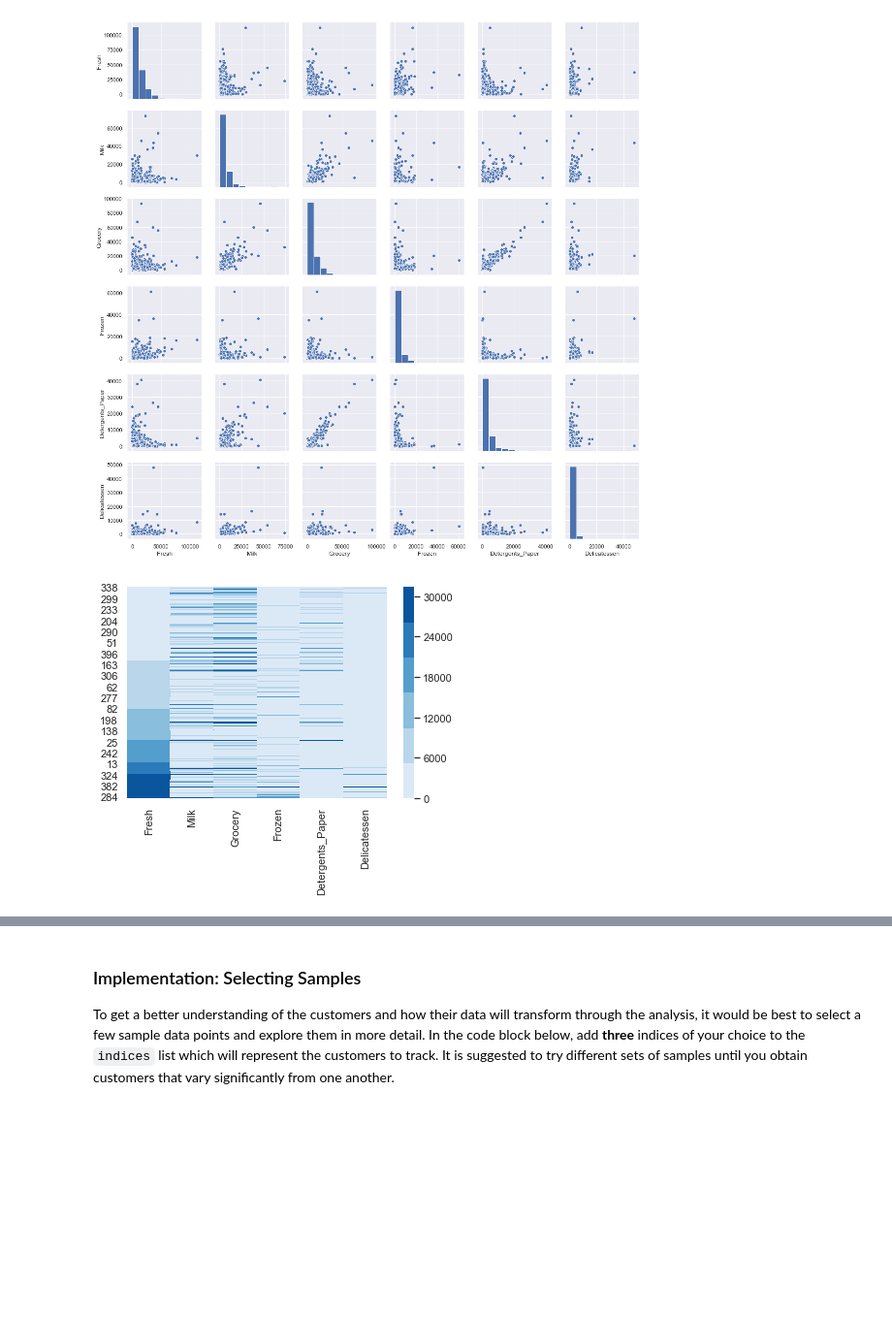
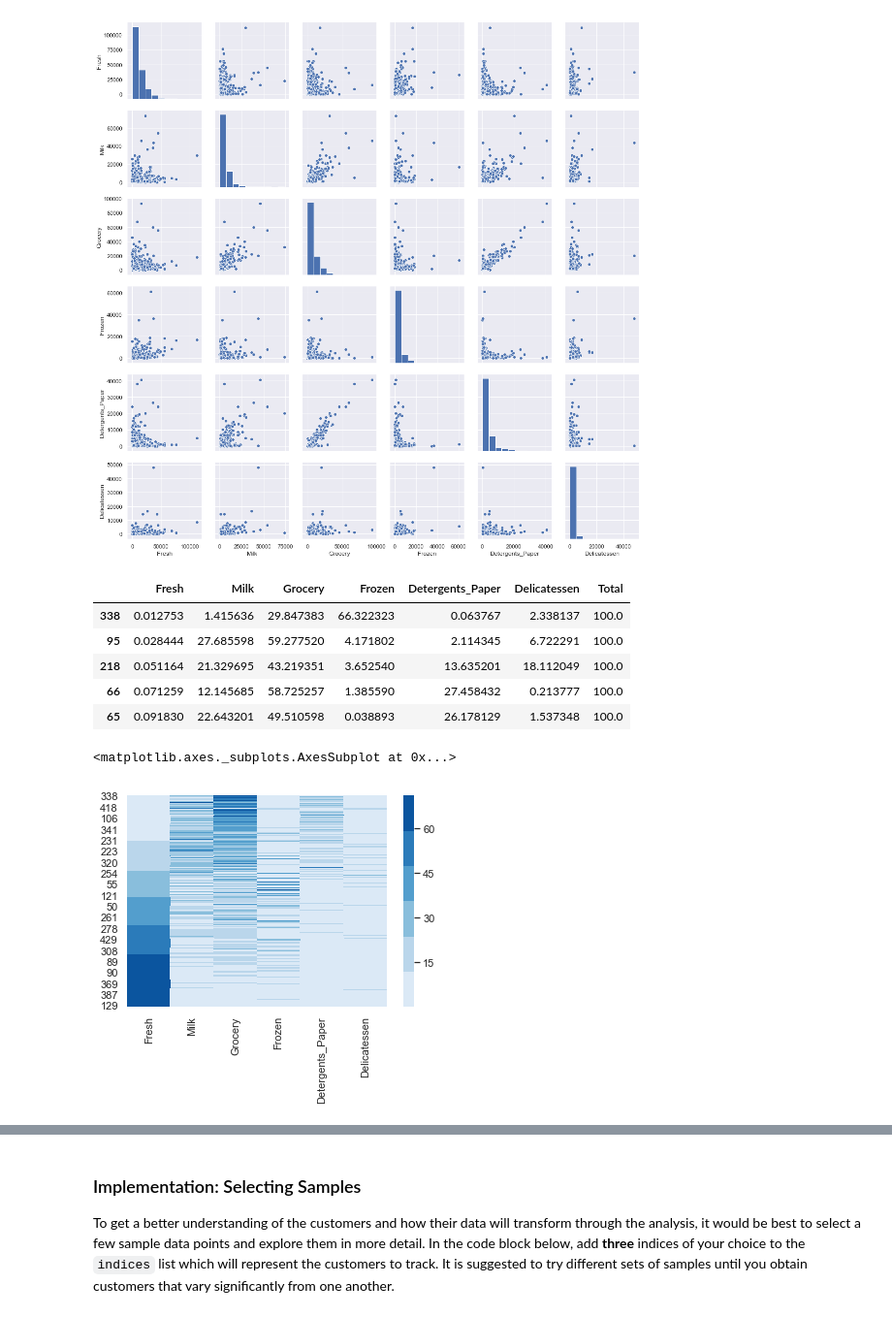
Before and after one commit to sp-mishra/machine-learning, a Jupyter notebook: projects/customer_segments/customer_segments.ipynb, the cells around one changed output, grey strips where cells are left out. Shown at 97% size. Drawn from its saved outputs; the diff is of its cells as text; code cells hidden in the pictures; blank space fills up the shorter version.

```diff
--- a/projects/customer_segments/customer_segments.ipynb
+++ b/projects/customer_segments/customer_segments.ipynb
@@ -102,11 +106,23 @@ Pairplot "Display pairplots":
 [figure]
 # %%
 sorted_data = data.copy(deep=True)
-for
+# create a Total column to calculate total by row
+sorted_data['Total'] = np.float64(sorted_data.sum(axis=1))
+# For each column calculate the %
+for key in sorted_data.keys():
+    sorted_data[key] = np.float64(np.multiply(np.divide(sorted_data[key], sorted_data['Total']), 100))
 sorted_data = sorted_data.sort_values(by=['Fresh', 'Milk', 'Grocery', 'Frozen', 'Detergents_Paper', 'Delicatessen'])
-sns.heatmap(data = sorted_data, annot=False, robust = True, cbar = True, cmap = sns.color_palette("Blues"))
+display(sorted_data.head())
+sns.heatmap(data = sorted_data.drop(['Total'], axis = 1), annot = False, robust = True, cbar = True, cmap = sns.color_palette("Blues"))
 # %% [output]
+|  | Fresh | Milk | Grocery | Frozen | Detergents_Paper | Delicatessen | Total |
+| 338 | 0.012753 | 1.415636 | 29.847383 | 66.322323 | 0.063767 | 2.338137 | 100.0 |
+| 95 | 0.028444 | 27.685598 | 59.277520 | 4.171802 | 2.114345 | 6.722291 | 100.0 |
+| 218 | 0.051164 | 21.329695 | 43.219351 | 3.652540 | 13.635201 | 18.112049 | 100.0 |
+| 66 | 0.071259 | 12.145685 | 58.725257 | 1.385590 | 27.458432 | 0.213777 | 100.0 |
+| 65 | 0.091830 | 22.643201 | 49.510598 | 0.038893 | 26.178129 | 1.537348 | 100.0 |
+<matplotlib.axes._subplots.AxesSubplot at 0x...>
-[figure, old version]
+[figure, new version]
 # %% [markdown]
 #### Naive Observations
 
```
Also changed, not shown: parts of 20 cells of this notebook.
